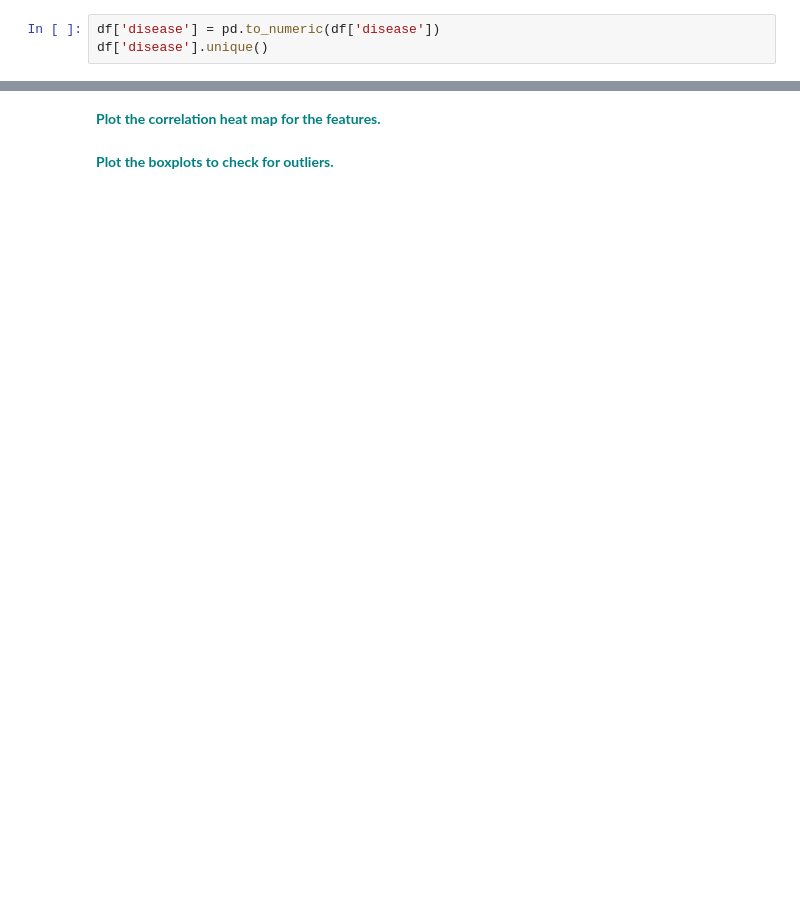
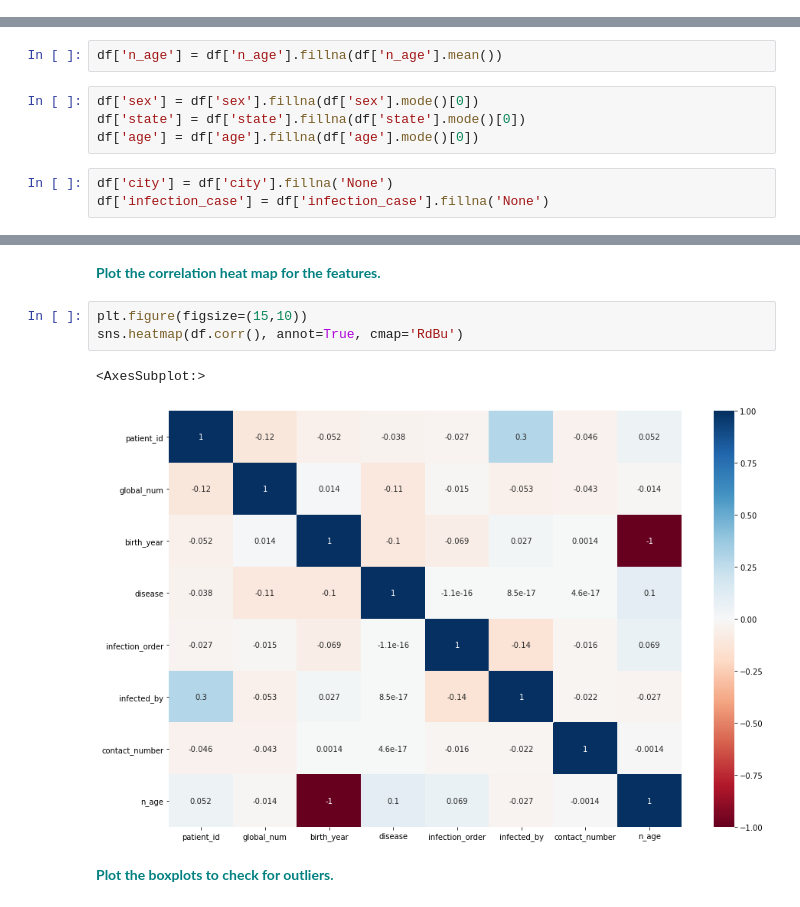
Before and after one commit to VictoriaS7/Springboard2021, a Jupyter notebook: RandomForest Covid Case Study/RandomForest_casestudy_covid19.ipynb, the cells around one changed output, grey strips where cells are left out. Drawn from its saved outputs; the diff is of its cells as text; blank space fills up the shorter version.

Commit message:
Finished RandomForest case study

```diff
--- a/RandomForest Covid Case Study/RandomForest_casestudy_covid19.ipynb
+++ b/RandomForest Covid Case Study/RandomForest_casestudy_covid19.ipynb
@@ -191,3 +190,0 @@ array([0, True], dtype=object)
-# %%
-df['disease'] = pd.to_numeric(df['disease'])
-df['disease'].unique()
@@ -229,2 +266,11 @@ dtype: int64
+# %%
+df['n_age'] = df['n_age'].fillna(df['n_age'].mean())
+# %%
+df['sex'] = df['sex'].fillna(df['sex'].mode()[0])
+df['state'] = df['state'].fillna(df['state'].mode()[0])
+df['age'] = df['age'].fillna(df['age'].mode()[0])
+# %%
+df['city'] = df['city'].fillna('None')
+df['infection_case'] = df['infection_case'].fillna('None')
 # %% [markdown]
  **<font color='teal'> Check for any remaining null values.</font>**
@@ -264,4 +395,10 @@ vn
 # %% [markdown]
 **<font color='teal'> Plot the correlation heat map for the features.</font>**
+# %%
+plt.figure(figsize=(15,10))
+sns.heatmap(df.corr(), annot=True, cmap='RdBu')
+# %% [output]
+<AxesSubplot:>
+[figure, added]
 # %% [markdown]
 **<font color='teal'> Plot the boxplots to check for outliers. </font>**
```
Also changed, not shown: parts of 28 cells of this notebook, 2 other files.
